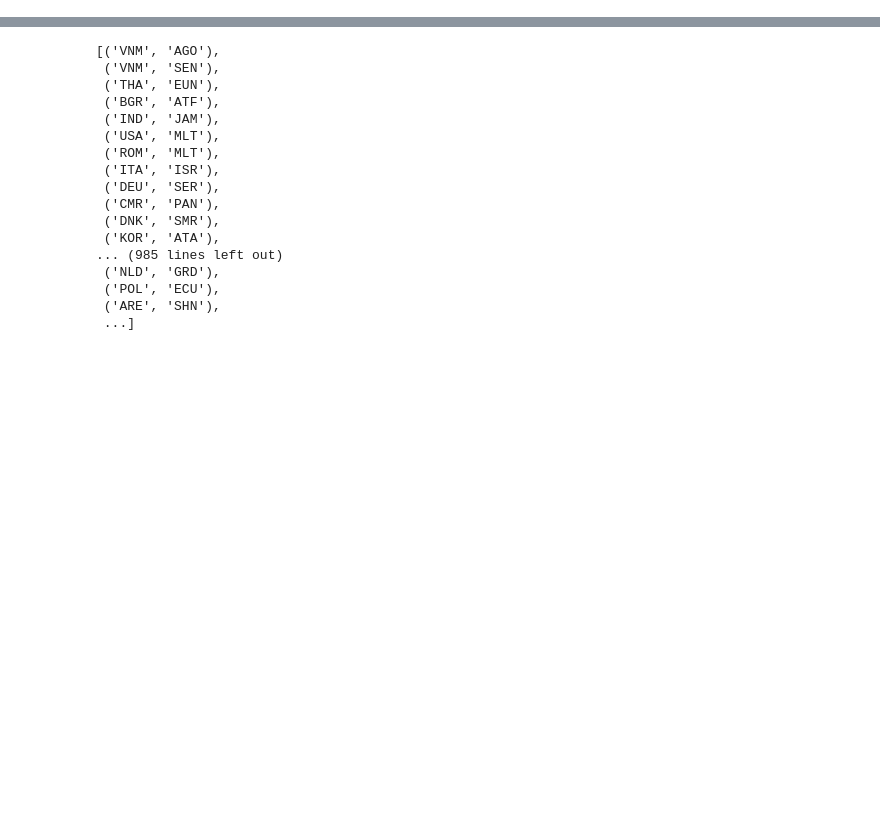
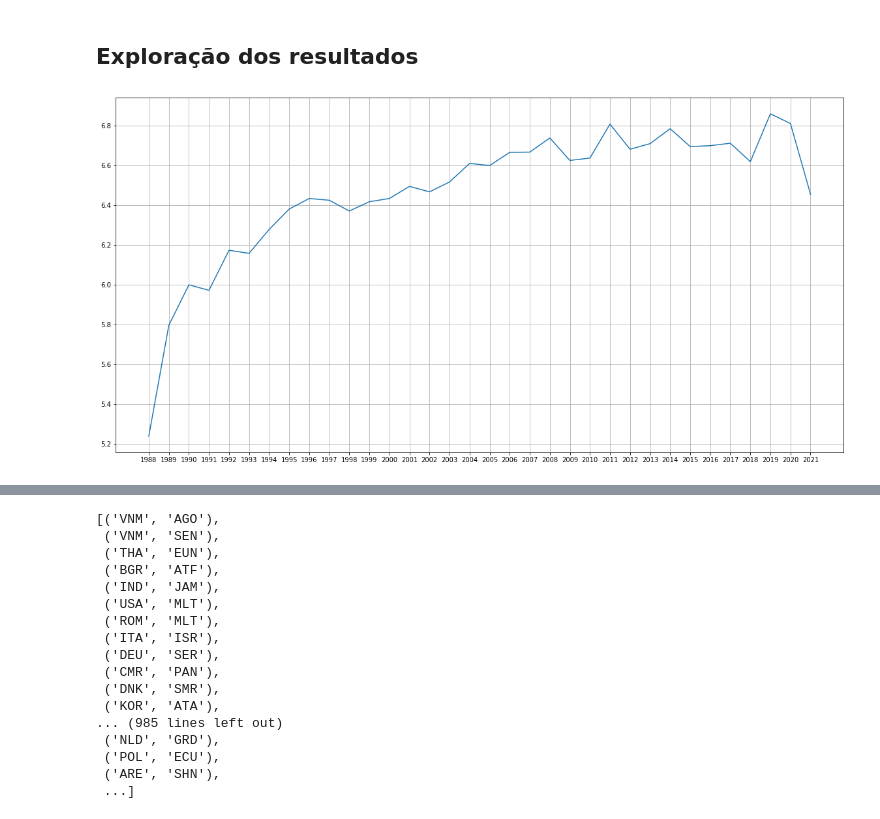
Before and after one commit to ImagineDogs/Crises_Economicas_Redes_Complexas, a Jupyter notebook: Projeto.ipynb, the cells around one changed output, grey strips where cells are left out. Drawn from its saved outputs; the diff is of its cells as text; code cells hidden in the pictures; blank space fills up the shorter version.

```diff
--- a/Projeto.ipynb
+++ b/Projeto.ipynb
@@ -97,0 +119,27 @@ entropia do grau, média do eigenvector centrality, modularidade etc.
+# %%
+result = pd.DataFrame(columns = ['Grau Medio', 'Entropia', 'Menor caminho medio', 'Eigenvector centrality', 'Assortatividade', 'Modularidade', 'Closeness centrality', 'Eficiencia Global'])
+medidas = []
+
+for year in np.sort(df['Year'].unique()):
+
+    G = nx.read_edgelist(f'RedesAnos/{year}.txt',data=(("weight", float),))
+    Gnew = nx.Graph()
+
+    for (u,v,w) in G.edges(data=True):
+        if w['weight'] > min_weight :
+            Gnew.add_edge(u, v, weight=1)
+    G = Gnew
+
+    avg_dg = momment(G, 1)
+    entropy = shannon_entropy(G)
+    short_path = nx.average_shortest_path_length(G)
+    eign_mean = np.mean(list(dict(nx.eigenvector_centrality(G)).values()))
+    assortativity = nx.degree_assortativity_coefficient(G)
+    lc = nx.community.louvain_communities(G)
+    mod = nx.community.modularity(G, lc)
+    close = np.mean(list(dict(nx.closeness_centrality(G)).values()))
+    ef = nx.global_efficiency(G)
+
+    meds = [avg_dg, entropy, short_path, eign_mean, assortativity, mod, close, ef]
+
+    result.loc[year] = meds
@@ -97,0 +155,10 @@ entropia do grau, média do eigenvector centrality, modularidade etc.
+# %% [markdown]
+## Exploração dos resultados
+# %%
+plt.figure(figsize=(20,10))
+plt.xticks(df['Year'].unique())
+plt.grid(True)
+plt.plot(result['Grau Medio'])
+plt.show()
+# %% [output]
+[figure, added]
```
Also changed, not shown: parts of 25 cells of this notebook, 1 other file.
